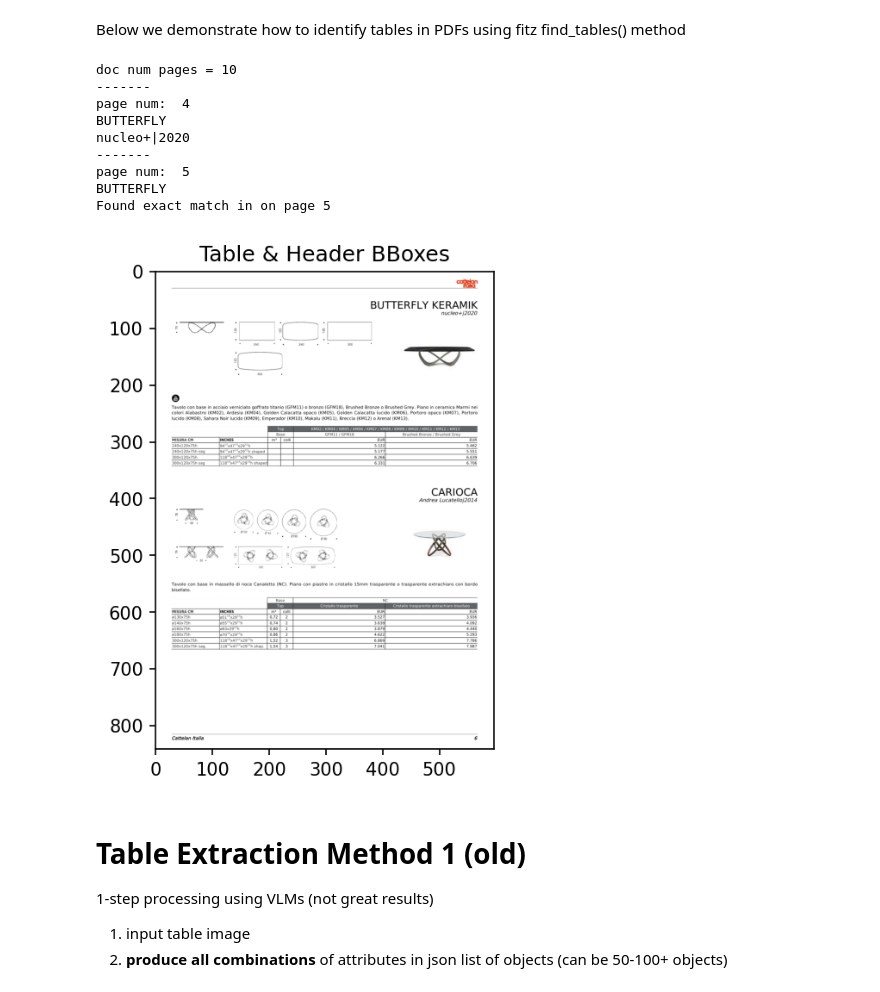
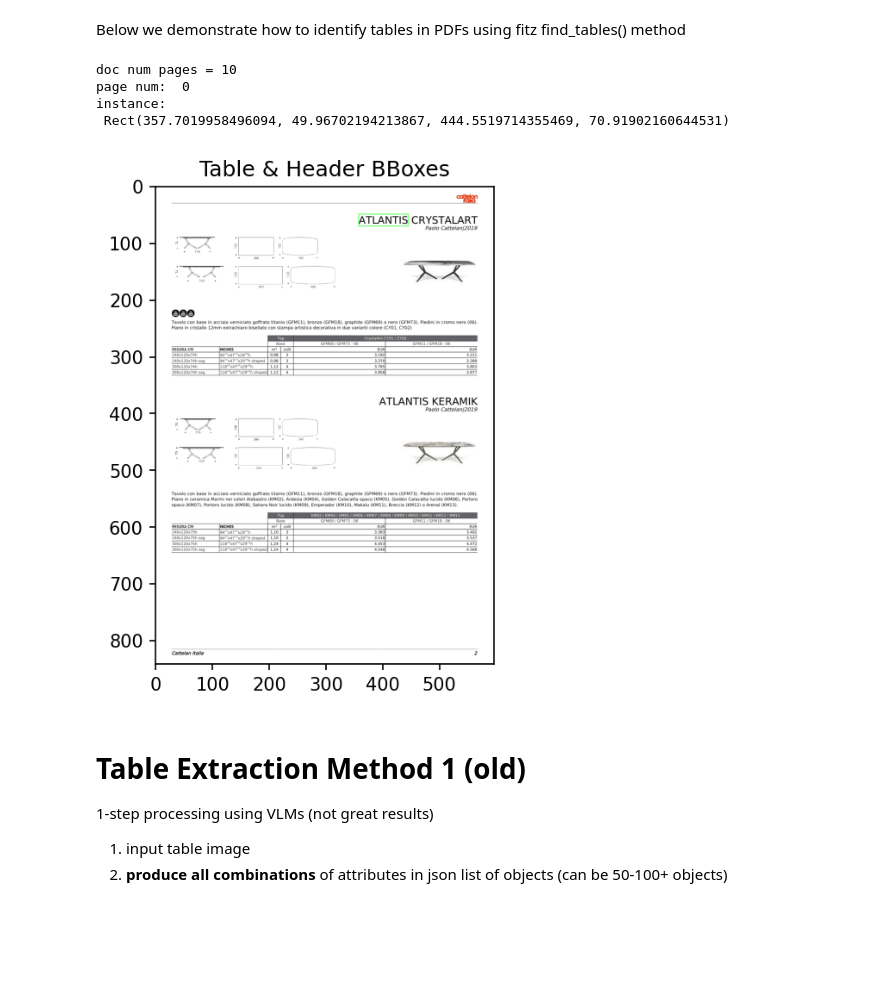
Before and after one commit to bayek10/AI-unstructured-data, a Jupyter notebook: furniture_price_extraction_2.ipynb, the cells around one changed output. Saved outputs shown, nothing was run; the diff lists cells and outputs as text; code cells hidden in the pictures; blank space fills up the shorter version.

```diff
--- a/furniture_price_extraction_2.ipynb
+++ b/furniture_price_extraction_2.ipynb
@@ -907,54 +922,63 @@ def show_image(item, title=""):
 pdf_path = "./files/Cattelan Italia ITALIA 08.01.21-pages-2-11.pdf"
 doc = fitz.open(pdf_path)
 print("doc num pages =", len(doc))
 page_render = doc[0]
+instances = None
 
 for page_num in range(len(doc)):
     page = doc[page_num]
-    search_term = "BUTTERFLY"
-
-    instances = page.search_for(search_term)
+    # to get y-coordinate of product name. Try uppercase version first (most common in catalogs)
+    instances = page.search_for("ATLANTIS")
     if instances:
-        for instance in instances:
-            print("-------")
-            surrounding_text = page.get_textbox(instance)
-            print("page num: ", page_num+1)
-            print(surrounding_text)
-            if surrounding_text.strip() == search_term:
-                print(f"Found exact match in on page {page_num + 1}")
-                page_render = page
+        print("page num: ", page_num)
+        print("instance:\n", instances[0])
+        break
 
 
-sample_gemini_output = """{"BUTTERFLY KERAMIK": {"brand_name": "Cattelan Italia", "designer": "nucleo+", "year": 2020, "type_of_product": "Tavolo", "all_colors": [{"Alabastro": "KM02"}, {"Ardesia": "KM04"}, {"Golden Calacatta opaco": "KM05"}, {"Golden Calacatta lucido": "KM06"}, {"Portoro opaco": "KM07"}, {"Portoro lucido": "KM08"}, {"Sahara Noir lucido": "KM09"}, {"Emperador": "KM10"}, {"Makalu": "KM11"}, {"Breccia": "KM12"}, {"Arenal": "KM13"}, {"Titanio": "GFM11"}, {"Bronzo": "GFM18"}, {"Brushed Bronze": null}, {"Brushed Grey": null}], "page_reference": null}, "CARIOCA": {"brand_name": "Cattelan Italia", "designer": "Andrea Lucatello", "year": 2014, "type_of_product": "Tavolo", "all_colors": [{"Noce Canaletto": "NC"}, {"Cristallo trasparente": null}, {"Cristallo trasparente extrachiaro bisellato": null}], "page_reference": null}}"""
+page_render.draw_rect(instances[0],color=fitz.pdfcolor["green"])
+
+
+# for page_num in range(len(doc)):
+#     page = doc[page_num]
+#     search_term = "BUTTERFLY"
+
+#     instances = page.search_for(search_term)
+#     if instances:
+#         for instance in instances:
+#             print("-------")
+#             surrounding_text = page.get_textbox(instance)
+#             print("page num: ", page_num+1)
+#             print(surrounding_text)
+#             if surrounding_text.strip() == search_term:
+#                 print(f"Found exact match in on page {page_num + 1}")
+#                 page_render = page
+
+
+# sample_gemini_output = """{"BUTTERFLY KERAMIK": {"brand_name": "Cattelan Italia", "designer": "nucleo+", "year": 2020, "type_of_product": "Tavolo", "all_colors": [{"Alabastro": "KM02"}, {"Ardesia": "KM04"}, {"Golden Calacatta opaco": "KM05"}, {"Golden Calacatta lucido": "KM06"}, {"Portoro opaco": "KM07"}, {"Portoro lucido": "KM08"}, {"Sahara Noir lucido": "KM09"}, {"Emperador": "KM10"}, {"Makalu": "KM11"}, {"Breccia": "KM12"}, {"Arenal": "KM13"}, {"Titanio": "GFM11"}, {"Bronzo": "GFM18"}, {"Brushed Bronze": null}, {"Brushed Grey": null}], "page_reference": null}, "CARIOCA": {"brand_name": "Cattelan Italia", "designer": "Andrea Lucatello", "year": 2014, "type_of_product": "Tavolo", "all_colors": [{"Noce Canaletto": "NC"}, {"Cristallo trasparente": null}, {"Cristallo trasparente extrachiaro bisellato": null}], "page_reference": null}}"""
 # find_next_product_location(doc, 4, "BUTTERFLY KERAMIK", json.loads(output))
 
 # instance = doc[4].search_for("CARIOCA")
 # print(instance)
 # page.draw_rect(instance[0],color=fitz.pdfcolor["green"])
 
 # tables = page.find_tables()
 # print("tables = ", type(tables))
 
 # for table in tables:
 #     table_bbox = table.bbox  # table boundary box
 #     print(table_bbox)
 
 # for i,table in enumerate(tables):  # iterate over all tables
 #     page.draw_rect(table.bbox,color=fitz.pdfcolor["green"])
 #     print(f"Table {i} column names: {table.header.names}, external: {table.header.external}")
 
 show_image(page_render, f"Table & Header BBoxes")
 # %% [output]
 doc num pages = 10
--------
-page num:  4
-BUTTERFLY
-nucleo+|2020
--------
-page num:  5
-BUTTERFLY
-Found exact match in on page 5
+page num:  0
+instance:
+ Rect(357.7019958496094, 49.96702194213867, 444.5519714355469, 70.91902160644531)
-[figure, old version]
+[figure, new version]
 # %% [markdown]
 # Table Extraction Method 1 (old)
 1-step processing using VLMs (not great results)
```
Also changed, not shown: parts of 3 cells of this notebook, 2 other files.
